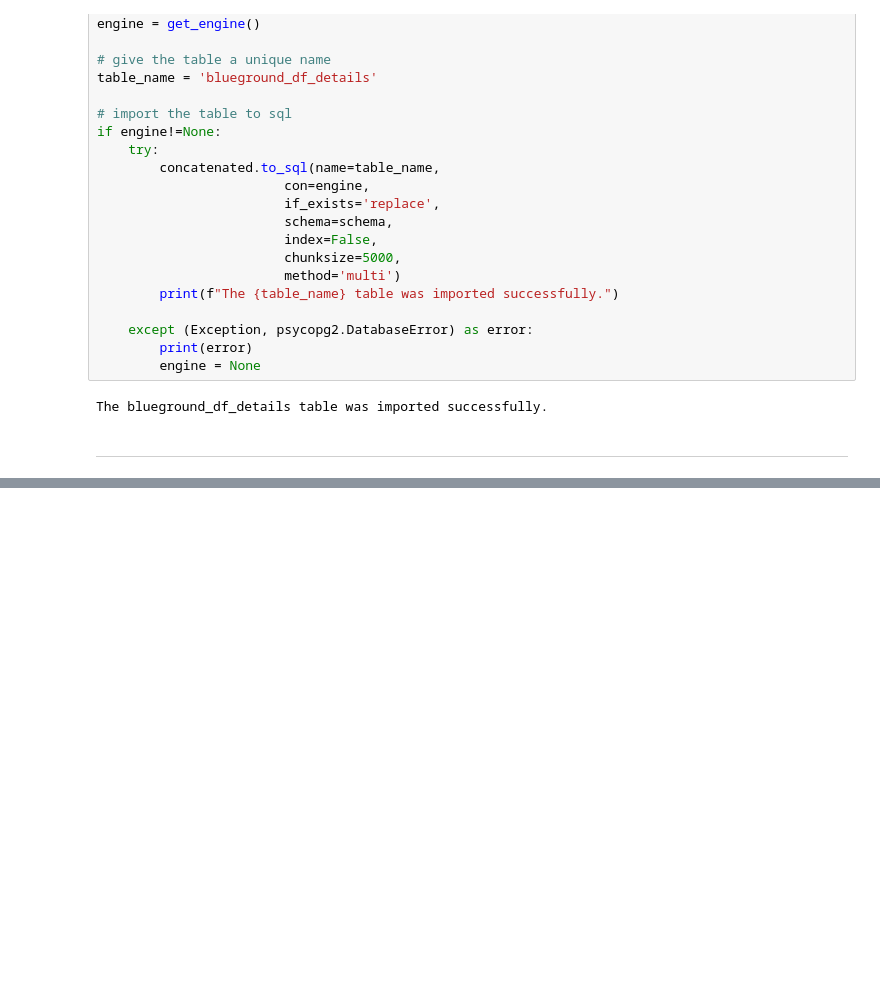
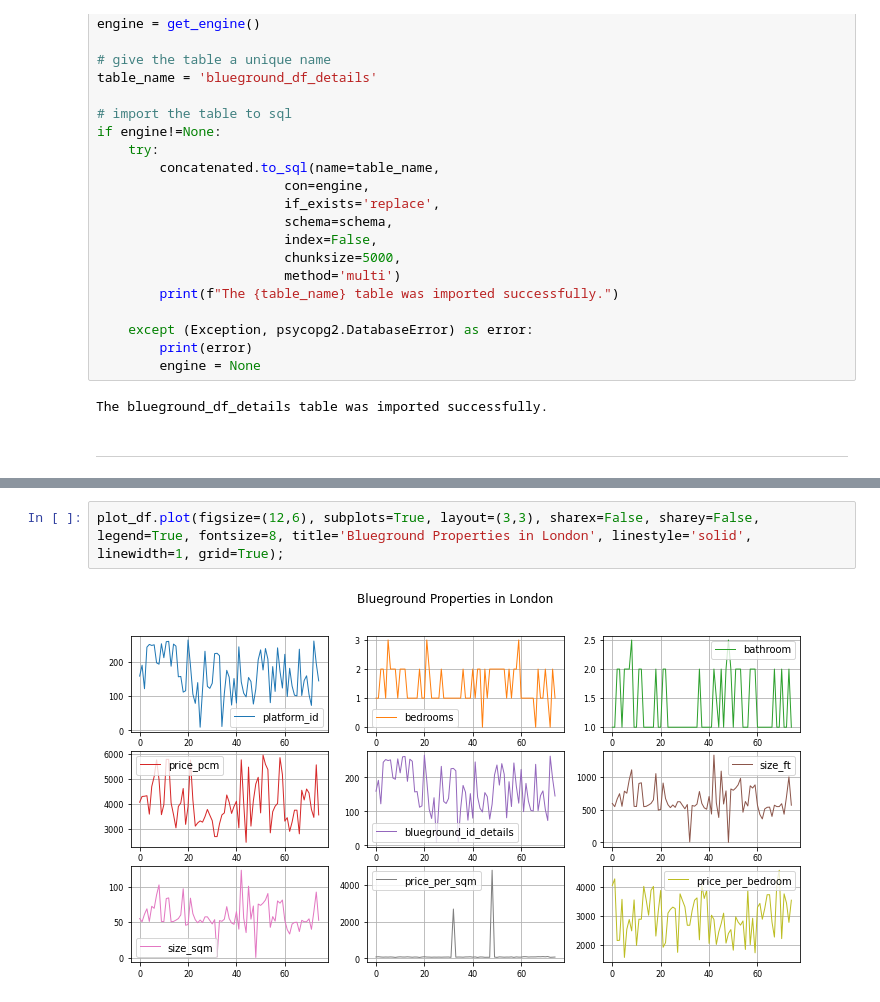
Before and after one commit to capstone-jmrs/capstone-proptech-repo, a Jupyter notebook: blueground_clean_markus.ipynb, the cells around one changed output, grey strips where cells are left out. Saved outputs shown, nothing was run; the diff lists cells and outputs as text; blank space fills up the shorter version.

```diff
--- a/blueground_clean_markus.ipynb
+++ b/blueground_clean_markus.ipynb
@@ -608,0 +1241,4 @@ The blueground_df_details table was imported successfully.
+# %%
+plot_df.plot(figsize=(12,6), subplots=True, layout=(3,3), sharex=False, sharey=False, legend=True, fontsize=8, title='Blueground Properties in London', linestyle='solid', linewidth=1, grid=True);
+# %% [output]
+[figure, added]
```
Also changed, not shown: parts of 103 cells of this notebook.
